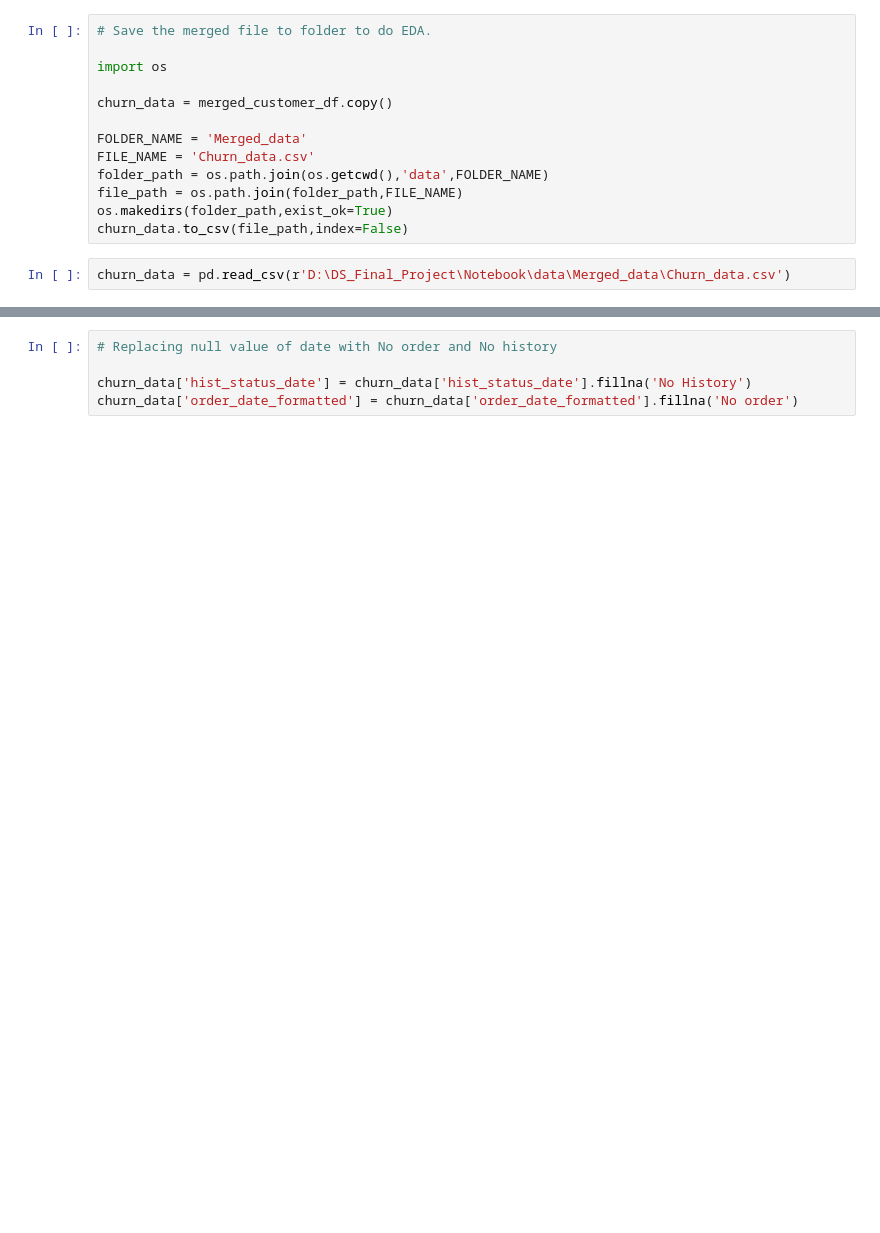
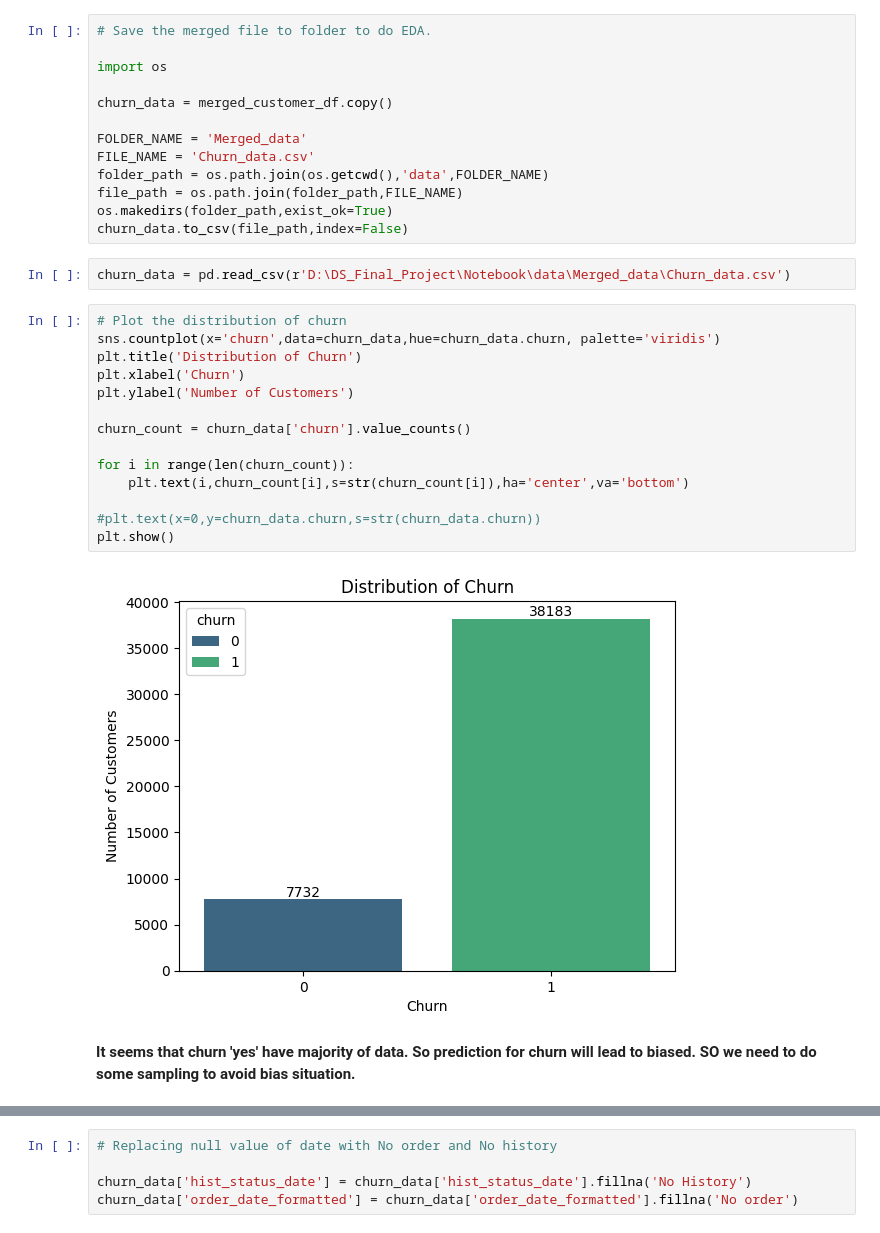
Before and after one commit to Ranjith-DS/DS_Final_Project_01, a Jupyter notebook: Notebook/EDA01.ipynb, the cells around one changed output, grey strips where cells are left out. Drawn from its saved outputs; the diff is of its cells as text; blank space fills up the shorter version.

```diff
--- a/Notebook/EDA01.ipynb
+++ b/Notebook/EDA01.ipynb
@@ -679,6 +731,24 @@ os.makedirs(folder_path,exist_ok=True)
 churn_data.to_csv(file_path,index=False)
 # %%
 churn_data = pd.read_csv(r'D:\DS_Final_Project\Notebook\data\Merged_data\Churn_data.csv')
+# %%
+# Plot the distribution of churn
+sns.countplot(x='churn',data=churn_data,hue=churn_data.churn, palette='viridis')
+plt.title('Distribution of Churn')
+plt.xlabel('Churn')
+plt.ylabel('Number of Customers')
+
+churn_count = churn_data['churn'].value_counts()
+
+for i in range(len(churn_count)):
+    plt.text(i,churn_count[i],s=str(churn_count[i]),ha='center',va='bottom')
+
+#plt.text(x=0,y=churn_data.churn,s=str(churn_data.churn))
+plt.show()
+# %% [output]
+[figure, added]
+# %% [markdown]
+**It seems that churn 'yes' have majority of data. So prediction for churn will lead to biased. SO we need to do some sampling to avoid bias situation.**
 # %%
 churn_data.isnull().sum()
 # %% [output]
```
Also changed, not shown: parts of 31 cells of this notebook.
